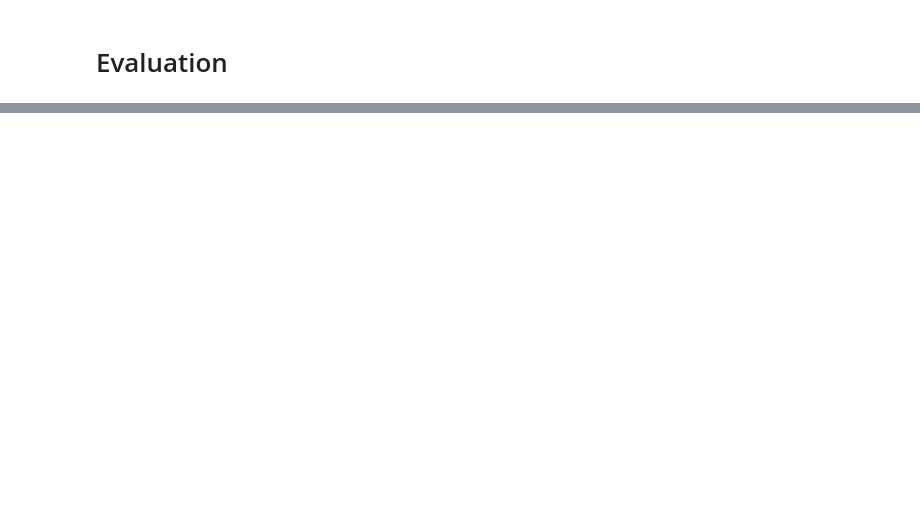
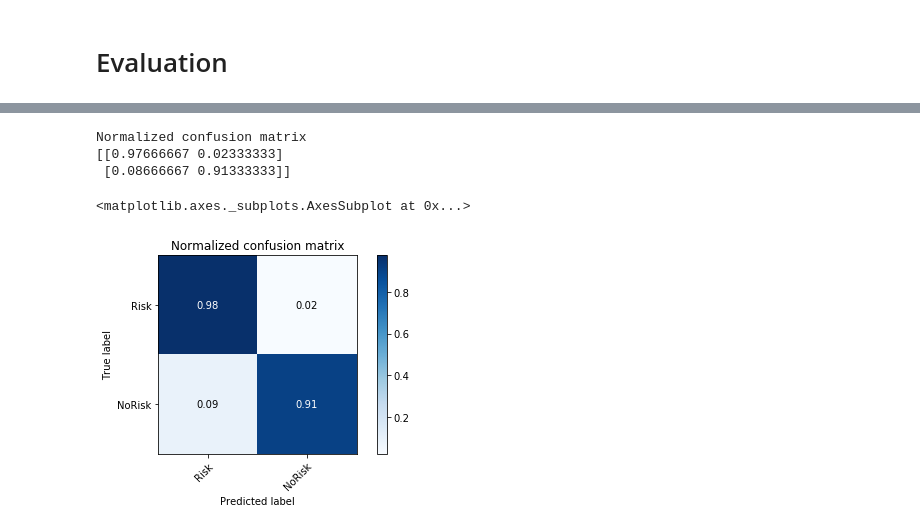
Before and after one commit to JamesDun2866/Data-Mining, a Jupyter notebook: ACW/ ACW.ipynb, the cells around one changed output, grey strips where cells are left out. Cells and saved outputs as stored; diff of their text form; code cells hidden in the pictures; blank space fills up the shorter version.

```diff
--- a/ACW/ ACW.ipynb
+++ b/ACW/ ACW.ipynb
@@ -1000,0 +936,9 @@ print("%0.2f"%NeuralNetworkAccuracy)#Print accuracy score
+# %%
+#plot confusion matrix based on Predicted data and real data, Normalised
+plot_confusion_matrix(YtestarrayLogisticRegression, yPredCrossValLogisticRegression, classes=classes, normalize=True, title='Normalized confusion matrix')
+# %% [output]
+Normalized confusion matrix
+[[0.97666667 0.02333333]
+ [0.08666667 0.91333333]]
+<matplotlib.axes._subplots.AxesSubplot at 0x...>
+[figure, added]
```
Also changed, not shown: parts of 42 cells of this notebook.
